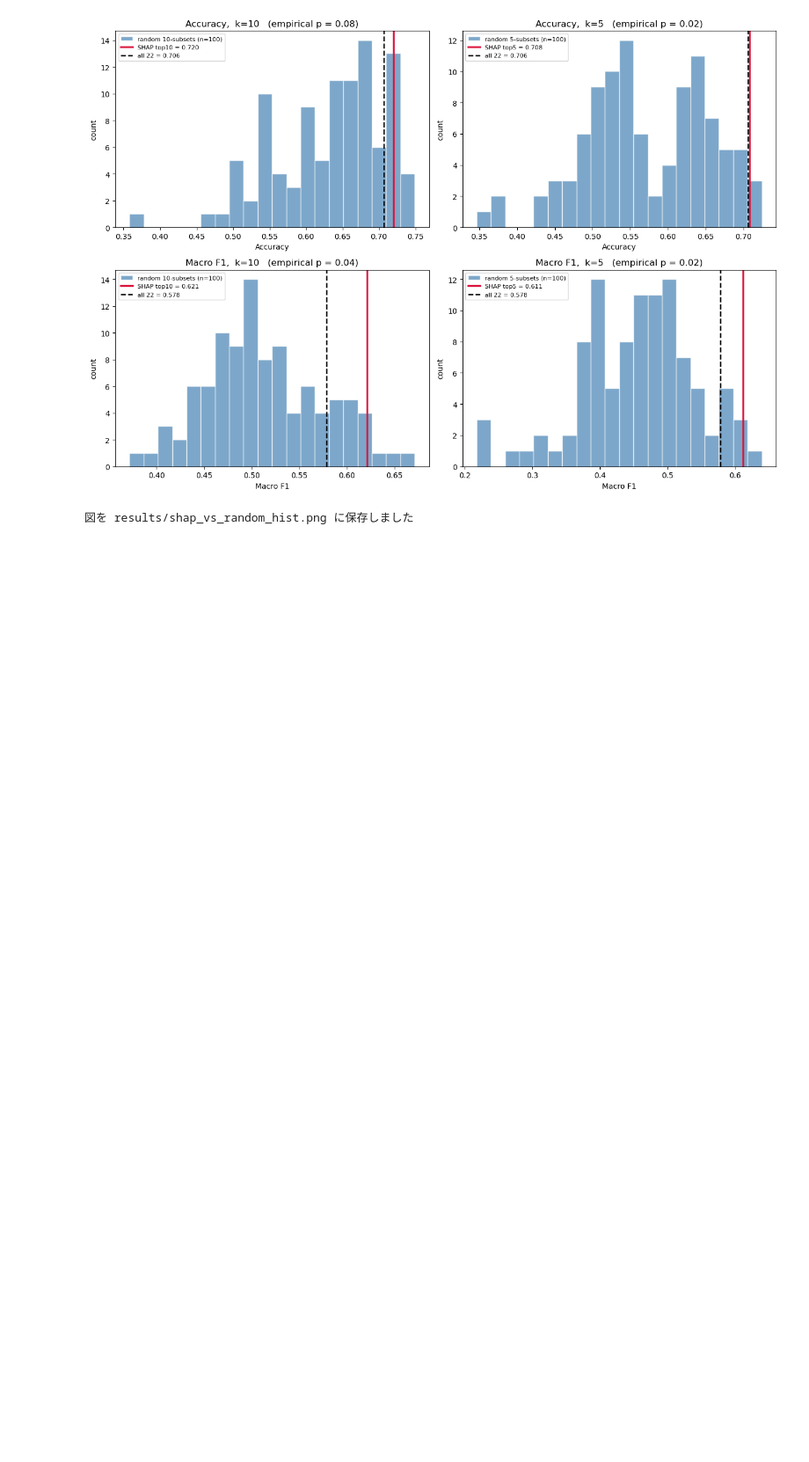
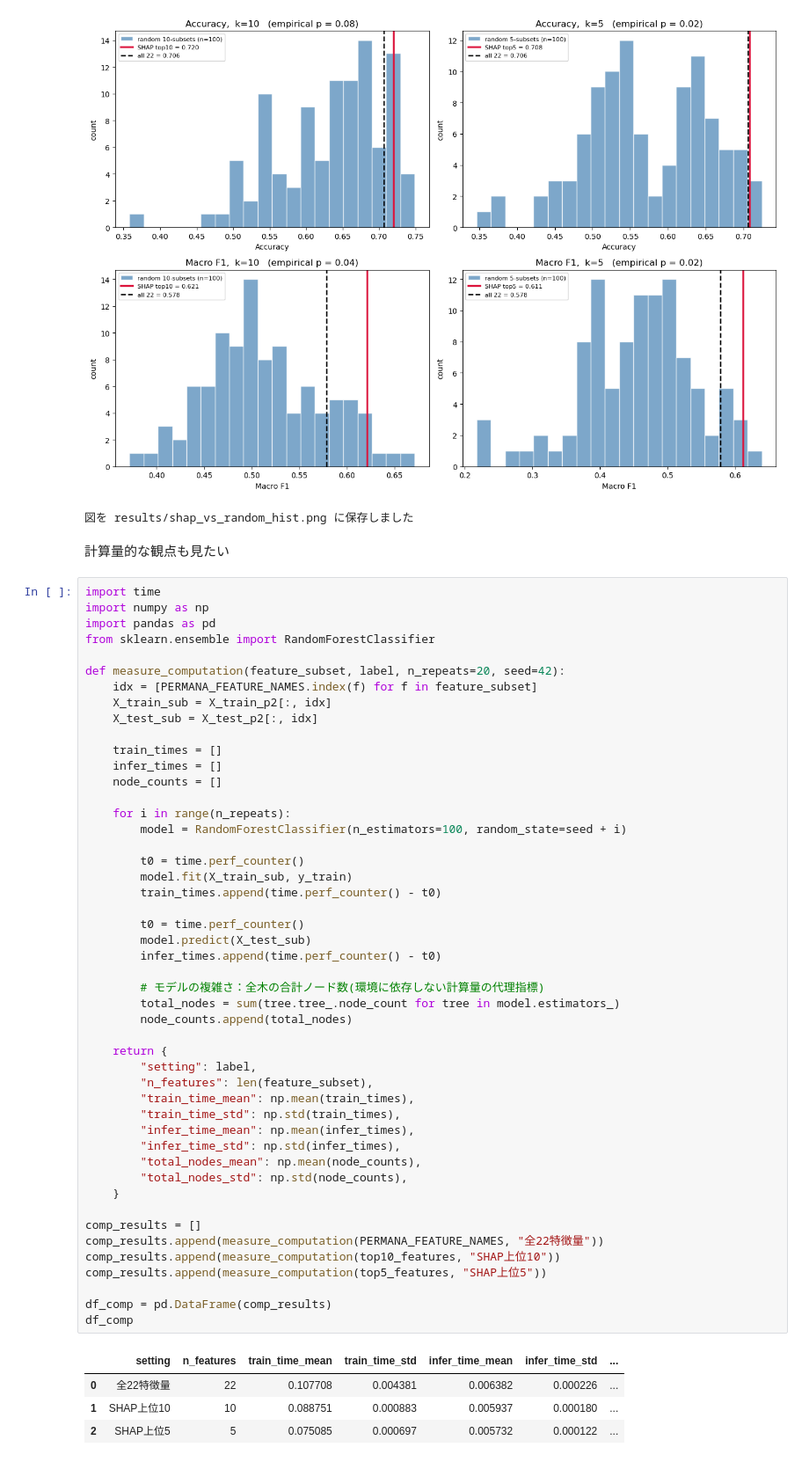
Before and after one commit to naokihayakawa1228/sleep-xai, a Jupyter notebook: notebooks/01_permana_features.ipynb, the cells around one changed output. Shown at 88% size. Saved outputs shown, nothing was run; the diff lists cells and outputs as text; blank space fills up the shorter version.

```diff
--- a/notebooks/01_permana_features.ipynb
+++ b/notebooks/01_permana_features.ipynb
@@ -867,3 +867,58 @@ print("図を results/shap_vs_random_hist.png に保存しました")
 # %% [output]
 [figure]
 図を results/shap_vs_random_hist.png に保存しました
+# %% [markdown]
+計算量的な観点も見たい
+# %%
+import time
+import numpy as np
+import pandas as pd
+from sklearn.ensemble import RandomForestClassifier
+
+def measure_computation(feature_subset, label, n_repeats=20, seed=42):
+    idx = [PERMANA_FEATURE_NAMES.index(f) for f in feature_subset]
+    X_train_sub = X_train_p2[:, idx]
+    X_test_sub = X_test_p2[:, idx]
+
+    train_times = []
+    infer_times = []
+    node_counts = []
+
+    for i in range(n_repeats):
+        model = RandomForestClassifier(n_estimators=100, random_state=seed + i)
+
+        t0 = time.perf_counter()
+        model.fit(X_train_sub, y_train)
+        train_times.append(time.perf_counter() - t0)
+
+        t0 = time.perf_counter()
+        model.predict(X_test_sub)
+        infer_times.append(time.perf_counter() - t0)
+
+        # モデルの複雑さ：全木の合計ノード数(環境に依存しない計算量の代理指標)
+        total_nodes = sum(tree.tree_.node_count for tree in model.estimators_)
+        node_counts.append(total_nodes)
+
+    return {
+        "setting": label,
+        "n_features": len(feature_subset),
+        "train_time_mean": np.mean(train_times),
+        "train_time_std": np.std(train_times),
+        "infer_time_mean": np.mean(infer_times),
+        "infer_time_std": np.std(infer_times),
+        "total_nodes_mean": np.mean(node_counts),
+        "total_nodes_std": np.std(node_counts),
+    }
+
+comp_results = []
+comp_results.append(measure_computation(PERMANA_FEATURE_NAMES, "全22特徴量"))
+comp_results.append(measure_computation(top10_features, "SHAP上位10"))
+comp_results.append(measure_computation(top5_features, "SHAP上位5"))
+
+df_comp = pd.DataFrame(comp_results)
+df_comp
+# %% [output]
+|  | setting | n_features | train_time_mean | train_time_std | infer_time_mean | infer_time_std | ... |
+| 0 | 全22特徴量 | 22 | 0.107708 | 0.004381 | 0.006382 | 0.000226 | ... |
+| 1 | SHAP上位10 | 10 | 0.088751 | 0.000883 | 0.005937 | 0.000180 | ... |
+| 2 | SHAP上位5 | 5 | 0.075085 | 0.000697 | 0.005732 | 0.000122 | ... |
```
Also changed, not shown: parts of 1 cell of this notebook.
